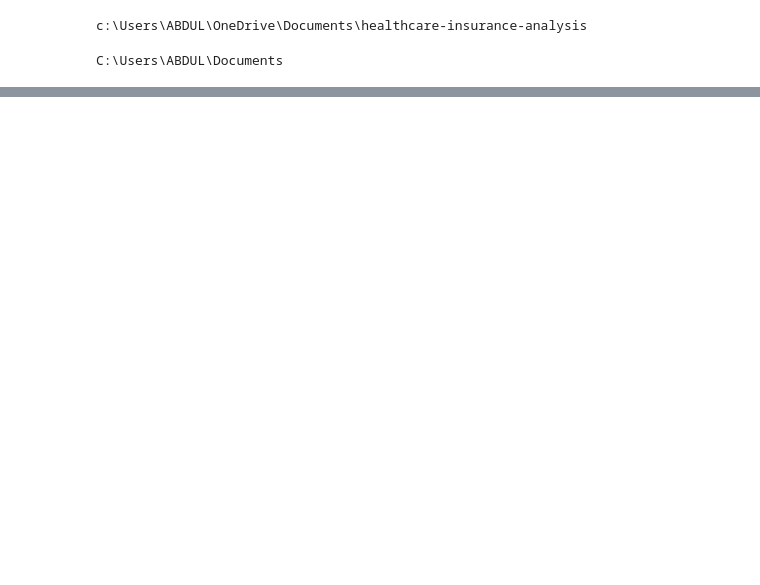
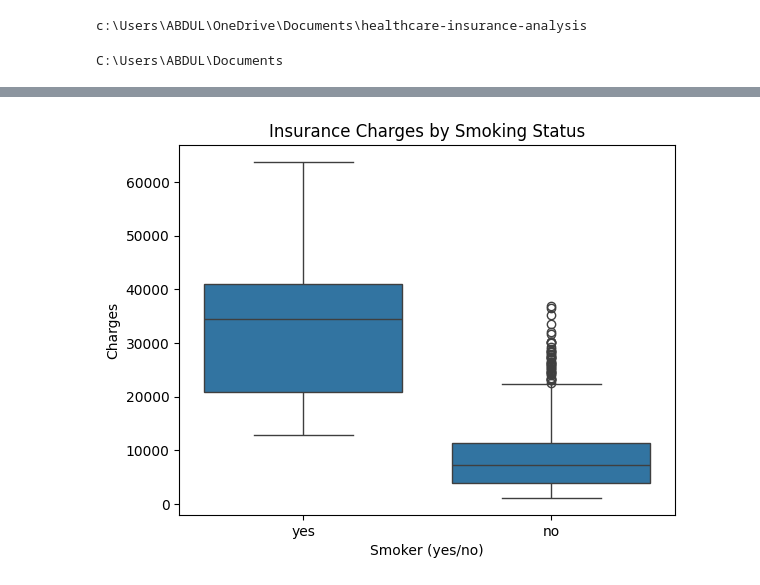
Before and after one commit to hidaia175/H1_Health_Analytics, a Jupyter notebook: day1_analysis.ipynb, the cells around one changed output, grey strips where cells are left out. Saved outputs shown, nothing was run; the diff lists cells and outputs as text; code cells hidden in the pictures; blank space fills up the shorter version.

```diff
--- a/day1_analysis.ipynb
+++ b/day1_analysis.ipynb
@@ -198,0 +205,11 @@ print(df.shape)
+# %%
+# --------------------------------
+# Step 7: Charges by Smoking Status
+# --------------------------------
+sns.boxplot(x='smoker', y='charges', data=df)
+plt.title("Insurance Charges by Smoking Status")
+plt.xlabel("Smoker (yes/no)")
+plt.ylabel("Charges")
+plt.show()
+# %% [output]
+[figure, added]
```
Also changed, not shown: parts of 11 cells of this notebook, 2 other files.
